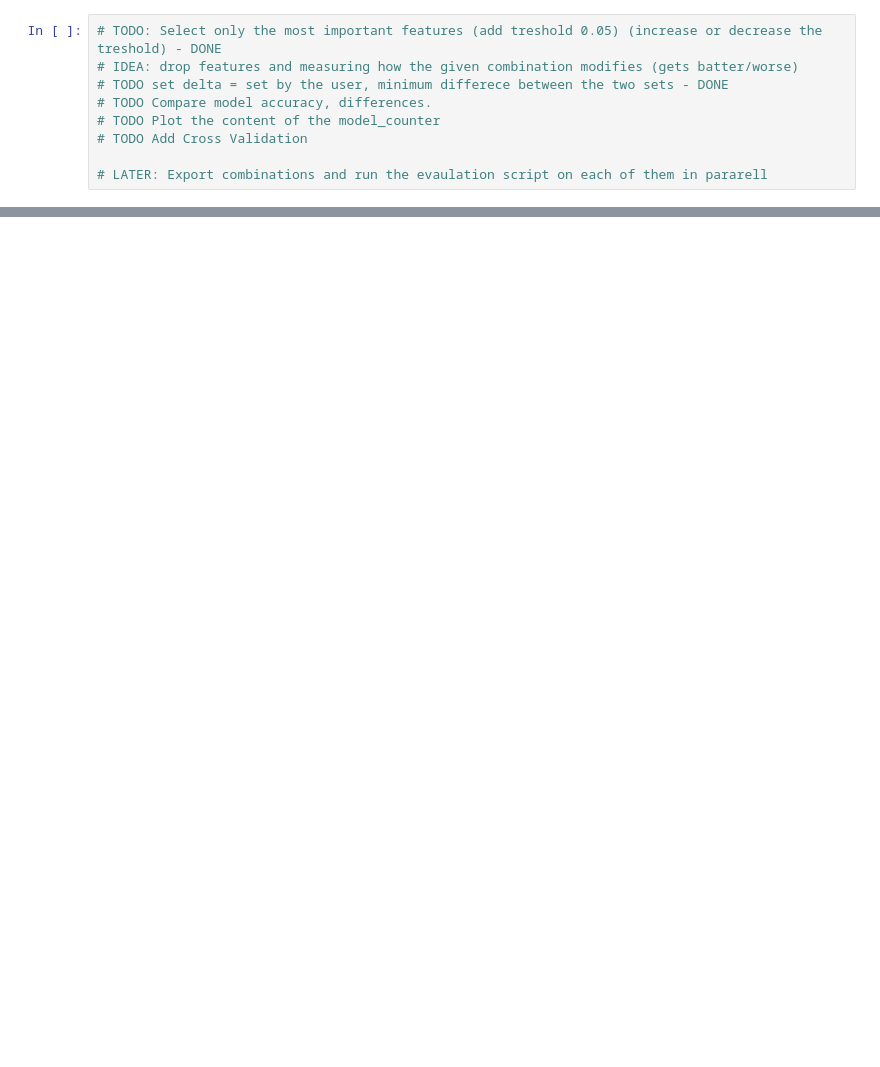
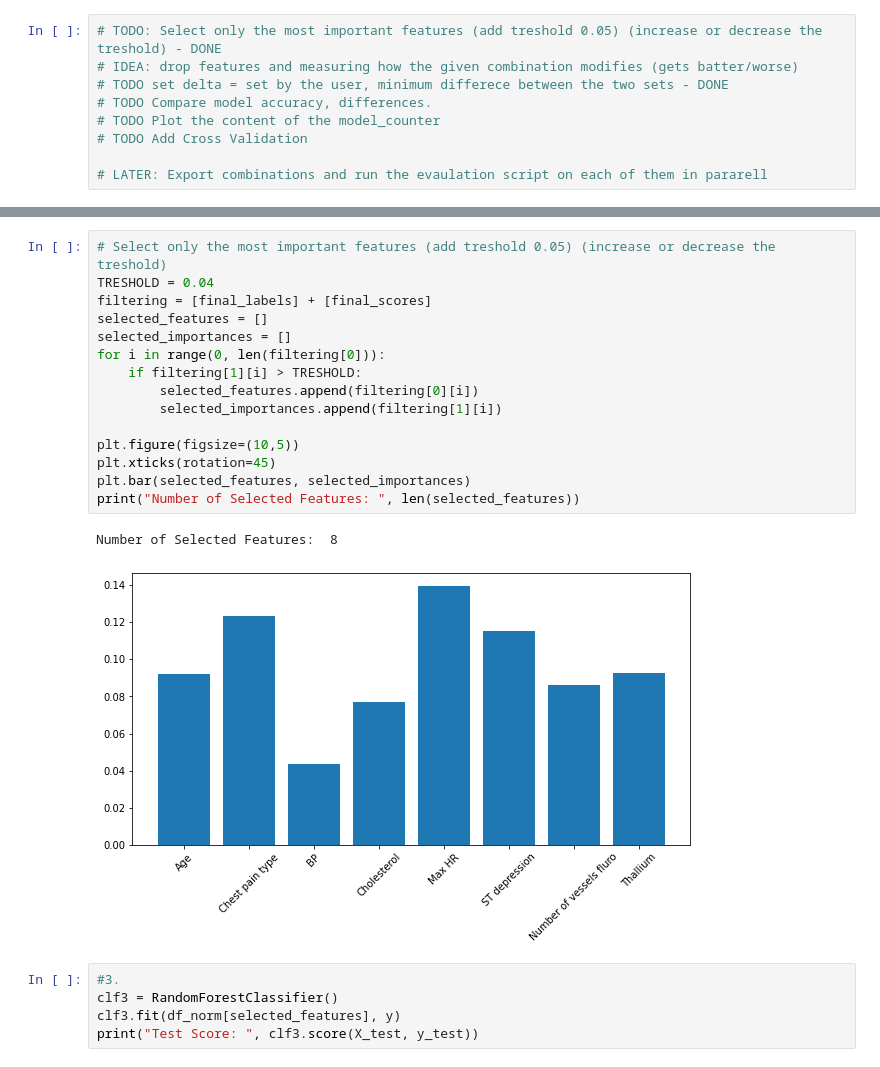
Before and after one commit to BSSB33/DSC-Lab, a Jupyter notebook: oversampling/heart_disease_prediction.ipynb, the cells around one changed output, grey strips where cells are left out. Cells and saved outputs as stored; diff of their text form; blank space fills up the shorter version.

```diff
--- a/oversampling/heart_disease_prediction.ipynb
+++ b/oversampling/heart_disease_prediction.ipynb
@@ -529,0 +550,23 @@ compare(df_norm.columns, clf.feature_importances_, final_labels, final_scores)
+# %%
+# Select only the most important features (add treshold 0.05) (increase or decrease the treshold)
+TRESHOLD = 0.04
+filtering = [final_labels] + [final_scores]
+selected_features = []
+selected_importances = []
+for i in range(0, len(filtering[0])):
+    if filtering[1][i] > TRESHOLD:
+        selected_features.append(filtering[0][i])
+        selected_importances.append(filtering[1][i])
+
+plt.figure(figsize=(10,5))
+plt.xticks(rotation=45)
+plt.bar(selected_features, selected_importances)
+print("Number of Selected Features: ", len(selected_features))
+# %% [output]
+Number of Selected Features:  8
+[figure, added]
+# %%
+#3.
+clf3 = RandomForestClassifier()
+clf3.fit(df_norm[selected_features], y)
+print("Test Score: ", clf3.score(X_test, y_test))
```
Also changed, not shown: parts of 13 cells of this notebook.
